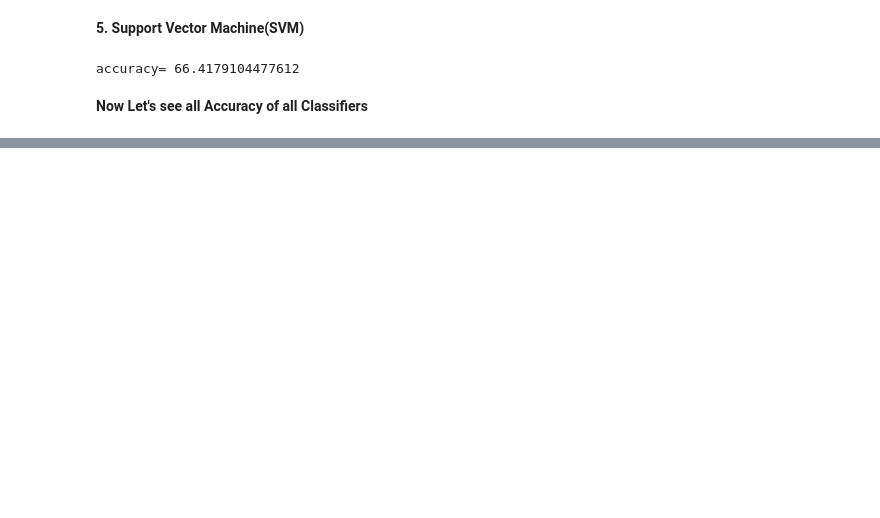
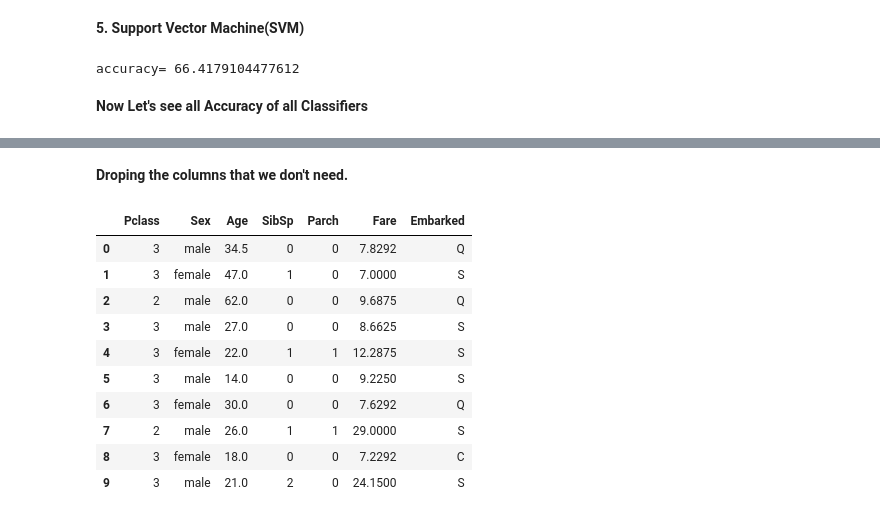
Before and after one commit to Anuj-Main/Data_Analysiss_Projects, a Jupyter notebook: Predict_Survival_on_Titanic.ipynb, the cells around one changed output, grey strips where cells are left out. Cells and saved outputs as stored; diff of their text form; code cells hidden in the pictures; blank space fills up the shorter version.

```diff
--- a/Predict_Survival_on_Titanic.ipynb
+++ b/Predict_Survival_on_Titanic.ipynb
@@ -323,0 +396,10 @@ Accuracy of Support Vector Machine Classifier = 66.4179104477612
+# %%
+Age_meant=Test_data['Age'].mean()
+Age_std_deviat=Test_data['Age'].std()
+Age_rand=np.random.randint(Age_meant-Age_std_deviat,Age_meant+Age_std_deviat,size=418)
+Age_copy=Test_data['Age'].copy()
+Age_copy[np.isnan(Age_copy)]=Age_rand
+Test_data['Age']=Age_copy
+# %%
+Test_data['Fare'].fillna(Test_data['Fare'].mean(),inplace=True)
+Test_data.isnull().sum()
@@ -323,0 +419,18 @@ Accuracy of Support Vector Machine Classifier = 66.4179104477612
+# %% [markdown]
+**Droping the columns that we don't need.**
+# %%
+Col_drop_Test=['PassengerId','Name','Cabin','Ticket',]
+Test_data.drop(Col_drop_Test,axis=1,inplace=True)
+Test_data.head(10)
+# %% [output]
+|  | Pclass | Sex | Age | SibSp | Parch | Fare | Embarked |
+| 0 | 3 | male | 34.5 | 0 | 0 | 7.8292 | Q |
+| 1 | 3 | female | 47.0 | 1 | 0 | 7.0000 | S |
+| 2 | 2 | male | 62.0 | 0 | 0 | 9.6875 | Q |
+| 3 | 3 | male | 27.0 | 0 | 0 | 8.6625 | S |
+| 4 | 3 | female | 22.0 | 1 | 1 | 12.2875 | S |
+| 5 | 3 | male | 14.0 | 0 | 0 | 9.2250 | S |
+| 6 | 3 | female | 30.0 | 0 | 0 | 7.6292 | Q |
+| 7 | 2 | male | 26.0 | 1 | 1 | 29.0000 | S |
+| 8 | 3 | female | 18.0 | 0 | 0 | 7.2292 | C |
+| 9 | 3 | male | 21.0 | 2 | 0 | 24.1500 | S |
```
Also changed, not shown: parts of 24 cells of this notebook.
